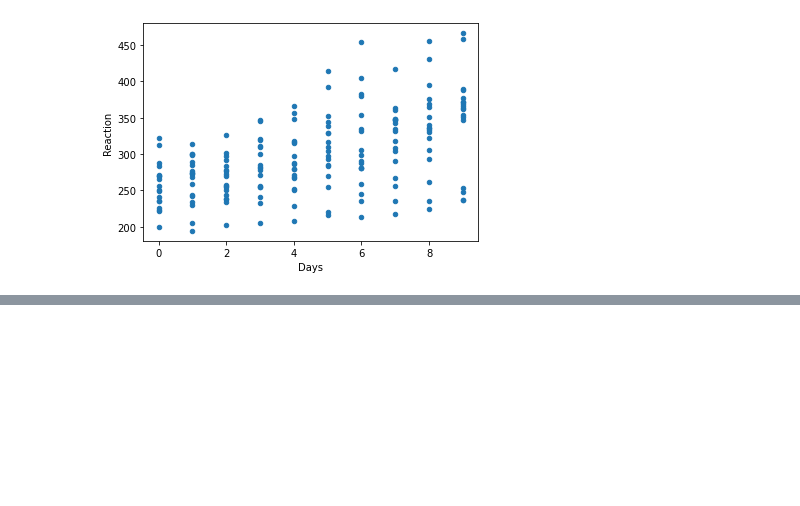
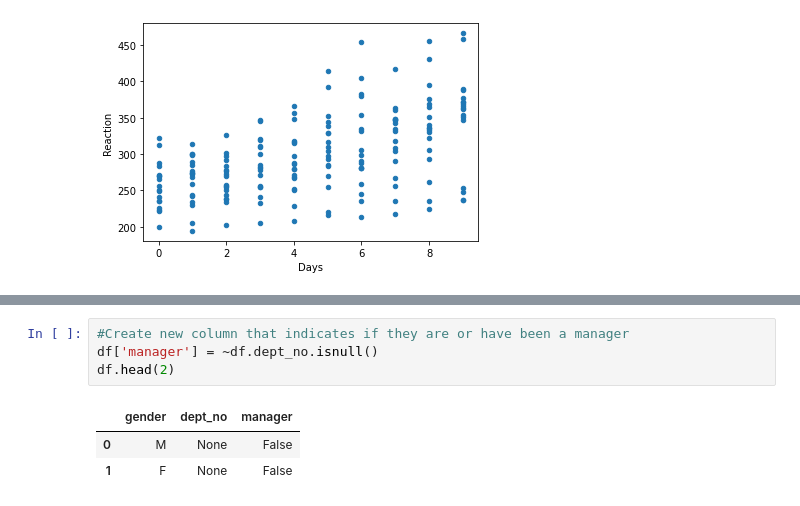
Before and after one commit to Cayt-Schlichting/statistics-exercises, a Jupyter notebook: hypothesis_testing.ipynb, the cells around one changed output, grey strips where cells are left out. Drawn from its saved outputs; the diff is of its cells as text; blank space fills up the shorter version.

```diff
--- a/hypothesis_testing.ipynb
+++ b/hypothesis_testing.ipynb
@@ -616,0 +775,8 @@ r: 0.5352302262650253
+# %%
+#Create new column that indicates if they are or have been a manager
+df['manager'] = ~df.dept_no.isnull()
+df.head(2)
+# %% [output]
+|  | gender | dept_no | manager |
+| 0 | M | None | False |
+| 1 | F | None | False |
```
Also changed, not shown: parts of 30 cells of this notebook.
